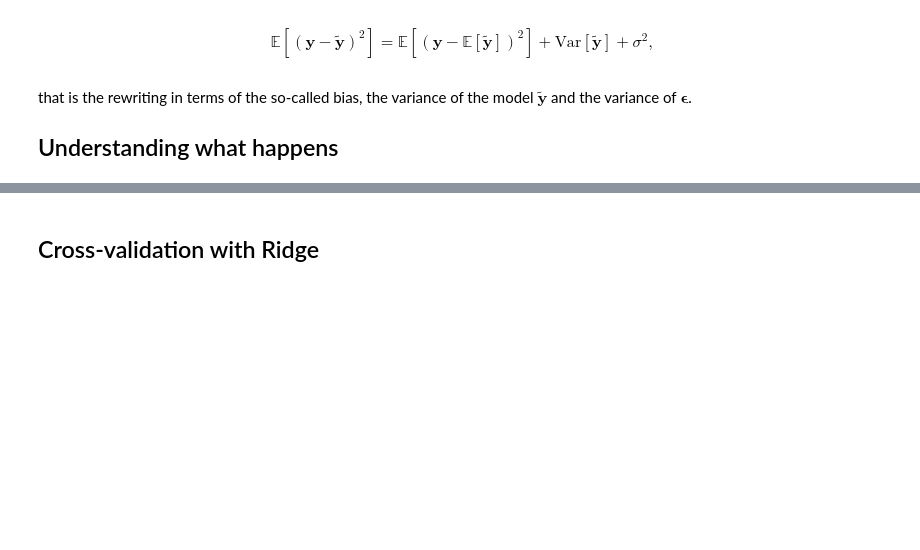
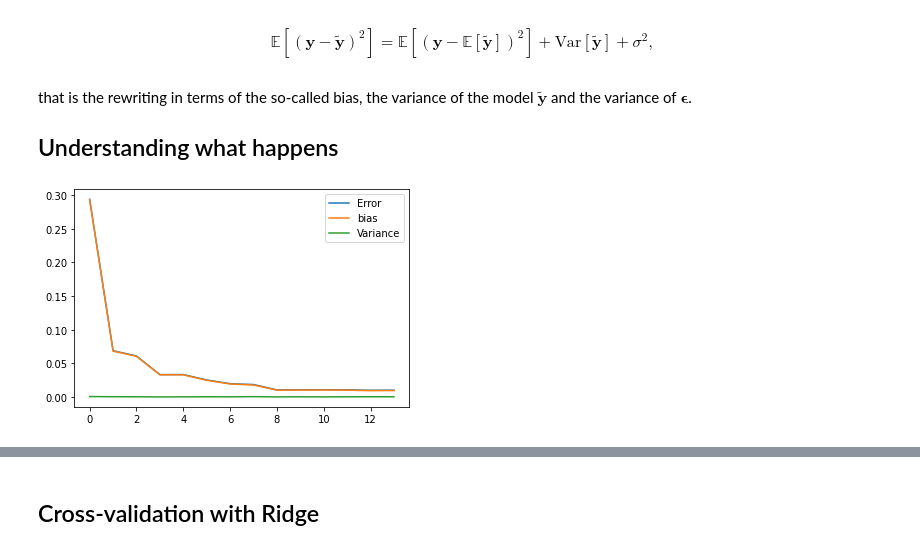
Before and after one commit to NuclearTalent/MachineLearningECT2021, a Jupyter notebook: doc/pub/Day1/ipynb/Day1.ipynb, the cells around one changed output, grey strips where cells are left out. Saved outputs shown, nothing was run; the diff lists cells and outputs as text; code cells hidden in the pictures; blank space fills up the shorter version.

```diff
--- a/doc/pub/Day1/ipynb/Day1.ipynb
+++ b/doc/pub/Day1/ipynb/Day1.ipynb
@@ -2361,7 +2363,7 @@ from sklearn.utils import resample
 
 np.random.seed(2018)
 
-n = 40
+n = 400
 n_boostraps = 100
 maxdegree = 14
 
@@ -2370,33 +2372,35 @@ maxdegree = 14
 x = np.linspace(-3, 3, n).reshape(-1, 1)
 y = np.exp(-x**2) + 1.5 * np.exp(-(x-2)**2)+ np.random.normal(0, 0.1, x.shape)
 error = np.zeros(maxdegree)
 bias = np.zeros(maxdegree)
 variance = np.zeros(maxdegree)
 polydegree = np.zeros(maxdegree)
 x_train, x_test, y_train, y_test = train_test_split(x, y, test_size=0.2)
 
 for degree in range(maxdegree):
     model = make_pipeline(PolynomialFeatures(degree=degree), LinearRegression(fit_intercept=False))
     y_pred = np.empty((y_test.shape[0], n_boostraps))
     for i in range(n_boostraps):
         x_, y_ = resample(x_train, y_train)
         y_pred[:, i] = model.fit(x_, y_).predict(x_test).ravel()
 
     polydegree[degree] = degree
     error[degree] = np.mean( np.mean((y_test - y_pred)**2, axis=1, keepdims=True) )
     bias[degree] = np.mean( (y_test - np.mean(y_pred, axis=1, keepdims=True))**2 )
     variance[degree] = np.mean( np.var(y_pred, axis=1, keepdims=True) )
 #    print('Polynomial degree:', degree)
 #    print('Error:', error[degree])
 #    print('Bias^2:', bias[degree])
 #    print('Var:', variance[degree])
 #    print('{} >= {} + {} = {}'.format(error[degree], bias[degree], variance[degree], bias[degree]+variance[degree]))
 
 plt.plot(polydegree, error, label='Error')
 plt.plot(polydegree, bias, label='bias')
 plt.plot(polydegree, variance, label='Variance')
 plt.legend()
 plt.show()
+# %% [output]
+[figure, added]
 # %% [markdown]
 <!-- !split  -->
 ## Summing up
```
Also changed, not shown: parts of 3 cells of this notebook, 3 other files.
